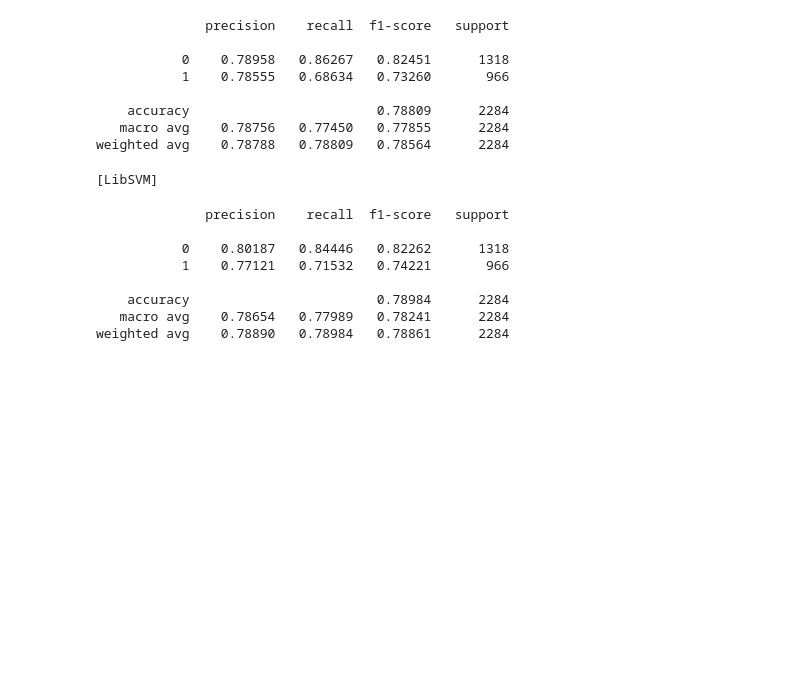
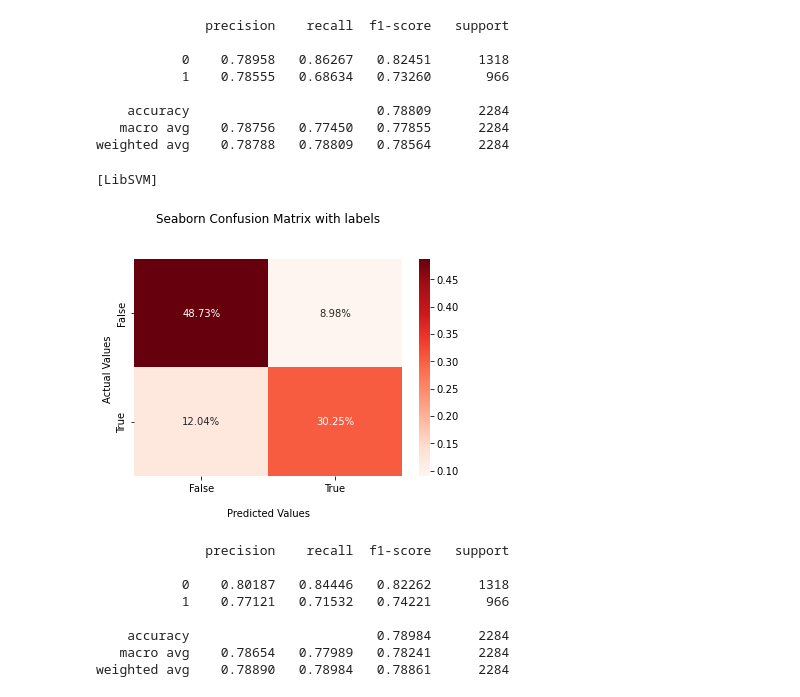
Before and after one commit to I7isai/Kaggle-Disaster-Tweet-prediction-, a Jupyter notebook: Kaggle_Disaster_tweet_I7isai.ipynb, the cells around one changed output. Drawn from its saved outputs; the diff is of its cells as text; code cells hidden in the pictures; blank space fills up the shorter version.

```diff
--- a/Kaggle_Disaster_tweet_I7isai.ipynb
+++ b/Kaggle_Disaster_tweet_I7isai.ipynb
@@ -599,6 +631,12 @@ clf_svc = GridSearchCV(svc, parameters, cv = 5, n_jobs=-1).fit(X_train_3, y_trai
 [LibSVM]
 # %%
 predictions = clf_svc.predict(X_test_3) #.toarray())
+# %%
+cm = metrics.confusion_matrix(y_test, predictions)
+# %%
+confunsionMatrix(cm)
+# %% [output]
+[figure, added]
 # %%
 report = classification_report(y_test, predictions, digits=5) # precision and recall and accuracy
 print(report)
```
Also changed, not shown: parts of 15 cells of this notebook, 2 other files.
